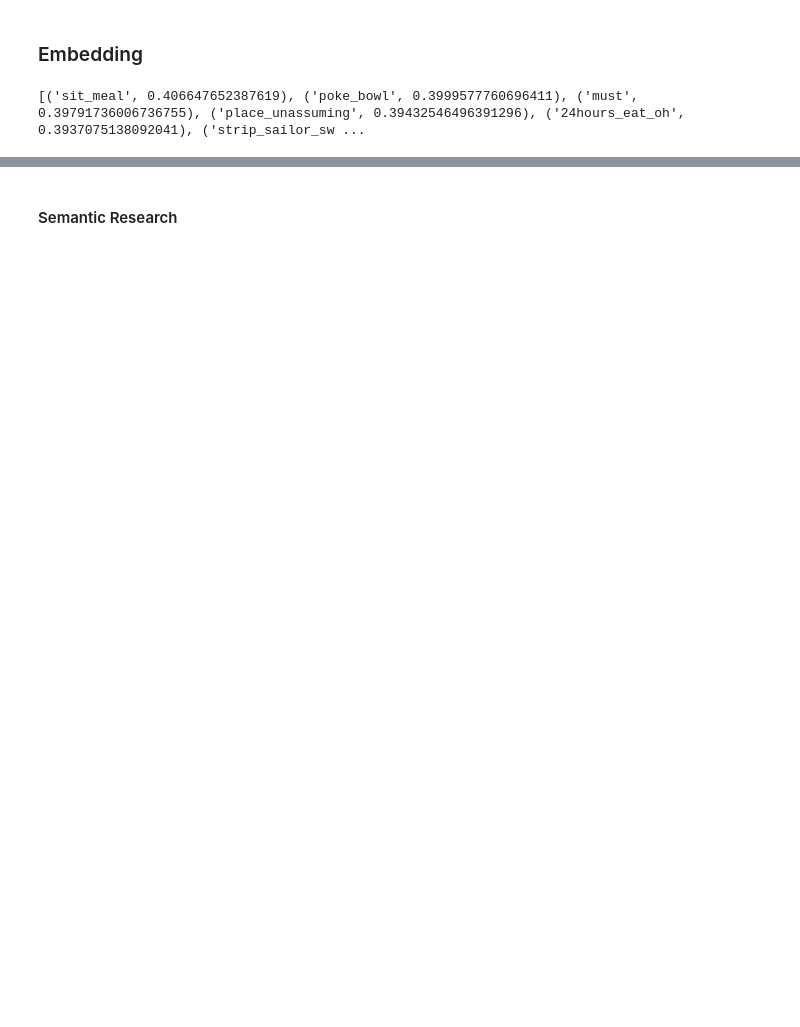
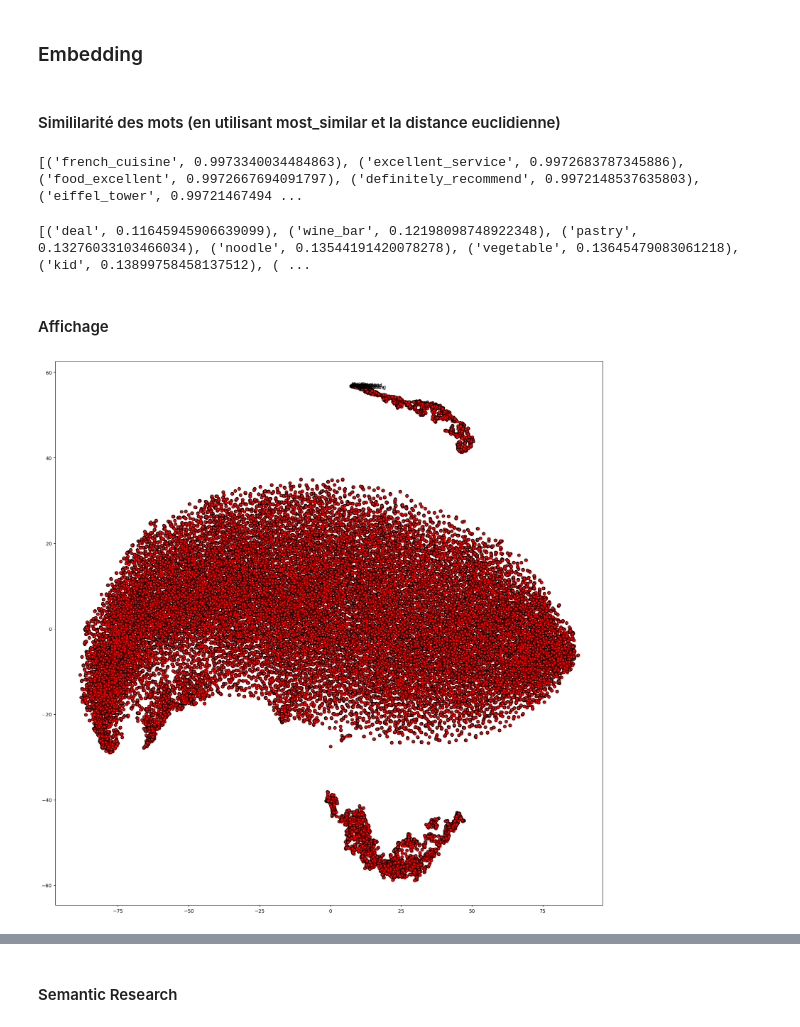
Before and after one commit to soraps/Projet2_NLP, a Jupyter notebook: NLP_Project_2_Analysis.ipynb, the cells around one changed output, grey strips where cells are left out. Drawn from its saved outputs; the diff is of its cells as text; code cells hidden in the pictures; blank space fills up the shorter version.

```diff
--- a/NLP_Project_2_Analysis.ipynb
+++ b/NLP_Project_2_Analysis.ipynb
@@ -418,13 +504,56 @@ from sklearn.metrics.pairwise import cosine_similarity
 texts = [text.split() for text in review_df['preprocessed_text']]
 
 # Entraînement du modèle Word2Vec
-w2v_model = Word2Vec(texts,vector_size=80, window=5, min_count=1, workers=2)
+#w2v_model = Word2Vec(texts,vector_size=80, window=5, min_count=1, workers=2)
+w2v_model = Word2Vec(texts, vector_size=80, window=10, min_count=1, workers=4, epochs=30)
 
 # Enregistrer le modèle pour une utilisation ultérieure
 w2v_model.save("word2vec_model.model")
+# %% [markdown]
+#### Simililarité des mots (en utilisant most_similar et la distance euclidienne)
 # %%
 # Trouver des mots similaires
-similar_words = w2v_model.wv.most_similar('dinner', topn=10)
+similar_words = w2v_model.wv.most_similar('great_meal', topn=10)
 print(similar_words)
 # %% [output]
-[('sit_meal', 0.406647652387619), ('poke_bowl', 0.3999577760696411), ('must', 0.39791736006736755), ('place_unassuming', 0.39432546496391296), ('24hours_eat_oh', 0.3937075138092041), ('strip_sailor_sw ...
+[('french_cuisine', 0.9973340034484863), ('excellent_service', 0.9972683787345886), ('food_excellent', 0.9972667694091797), ('definitely_recommend', 0.9972148537635803), ('eiffel_tower', 0.99721467494 ...
+# %%
+from scipy.spatial import distance
+
+def euclidean_distance(word, model, top_n=10):
+    word_vector = model.wv[word]
+    all_word_vectors = np.array([model.wv[w] for w in model.wv.index_to_key if w != word])
+
+    distances = [distance.euclidean(word_vector, wv) for wv in all_word_vectors]
+    nearest_indices = np.argsort(distances)[:top_n]
+
+    return [(model.wv.index_to_key[i], distances[i]) for i in nearest_indices]
+
+# Exemple d'utilisation de la distance euclidienne
+print(euclidean_distance('chocolate', w2v_model))
+# %% [output]
+[('deal', 0.11645945906639099), ('wine_bar', 0.12198098748922348), ('pastry', 0.13276033103466034), ('noodle', 0.13544191420078278), ('vegetable', 0.13645479083061218), ('kid', 0.13899758458137512), ( ...
+# %% [markdown]
+#### Affichage
+# %%
+from sklearn.manifold import TSNE
+import numpy as np
+import matplotlib.pyplot as plt
+
+# Récupérer les vecteurs de mots et les mots correspondants du modèle
+words = list(w2v_model.wv.index_to_key)
+word_vectors = np.array([w2v_model.wv[word] for word in words])
+
+# Utiliser t-SNE pour réduire la dimensionnalité
+tsne = TSNE(n_components=2, random_state=0)
+word_vectors_2d = tsne.fit_transform(word_vectors)
+
+# Visualiser avec Matplotlib
+plt.figure(figsize=(20, 20))
+plt.scatter(word_vectors_2d[:, 0], word_vectors_2d[:, 1], edgecolors='k', c='r')
+for i, word in enumerate(words[:50]):
+    plt.text(word_vectors_2d[i, 0], word_vectors_2d[i, 1], word)
+
+plt.show()
+# %% [output]
+[figure, added]
```
Also changed, not shown: parts of 34 cells of this notebook, 13 other files.
